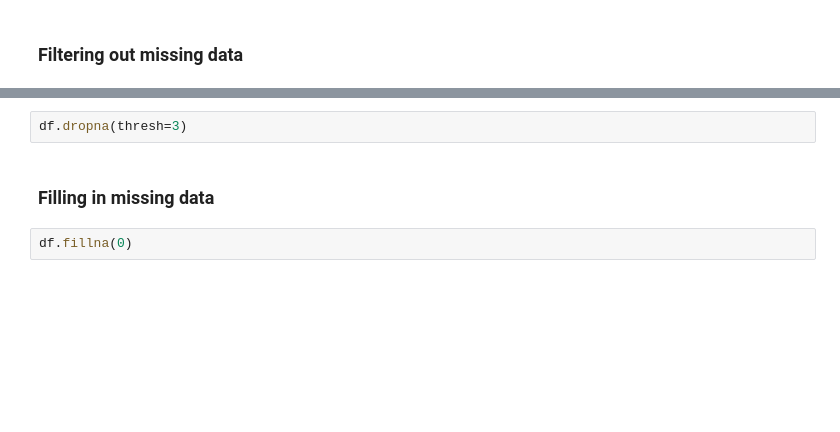
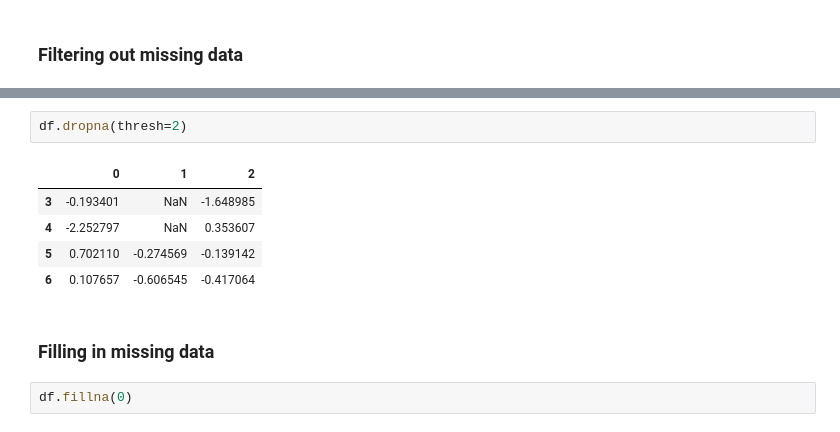
Before and after one commit to sanjiely/pydata-book, a Jupyter notebook: test-ch05.ipynb, the cells around one changed output, grey strips where cells are left out. Saved outputs shown, nothing was run; the diff lists cells and outputs as text; blank space fills up the shorter version.

```diff
--- a/test-ch05.ipynb
+++ b/test-ch05.ipynb
@@ -800,5 +1389,11 @@ df
 # %%
-df.dropna(thresh=3)
+df.dropna(thresh=2)
+# %% [output]
+|  | 0 | 1 | 2 |
+| 3 | -0.193401 | NaN | -1.648985 |
+| 4 | -2.252797 | NaN | 0.353607 |
+| 5 | 0.702110 | -0.274569 | -0.139142 |
+| 6 | 0.107657 | -0.606545 | -0.417064 |
 # %% [markdown]
 ### Filling in missing data
 # %%
```
Also changed, not shown: parts of 107 cells of this notebook.
